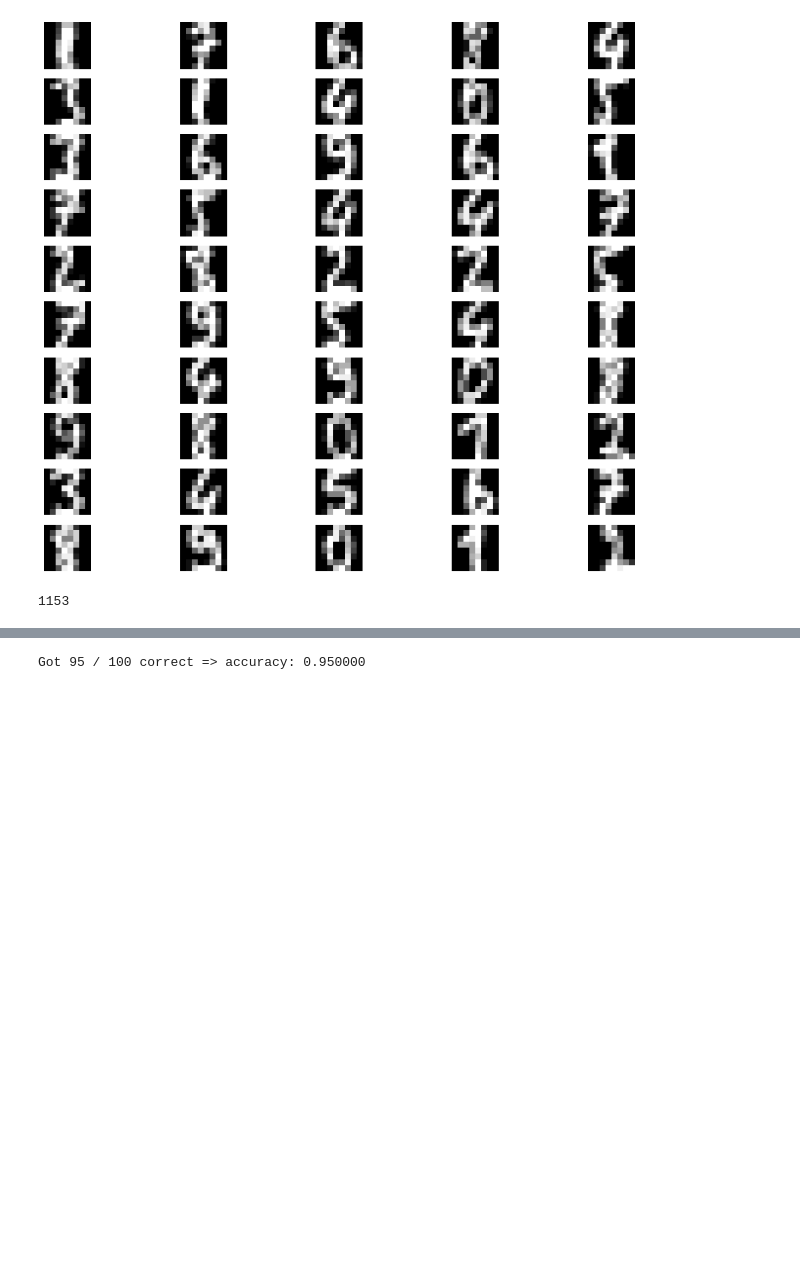
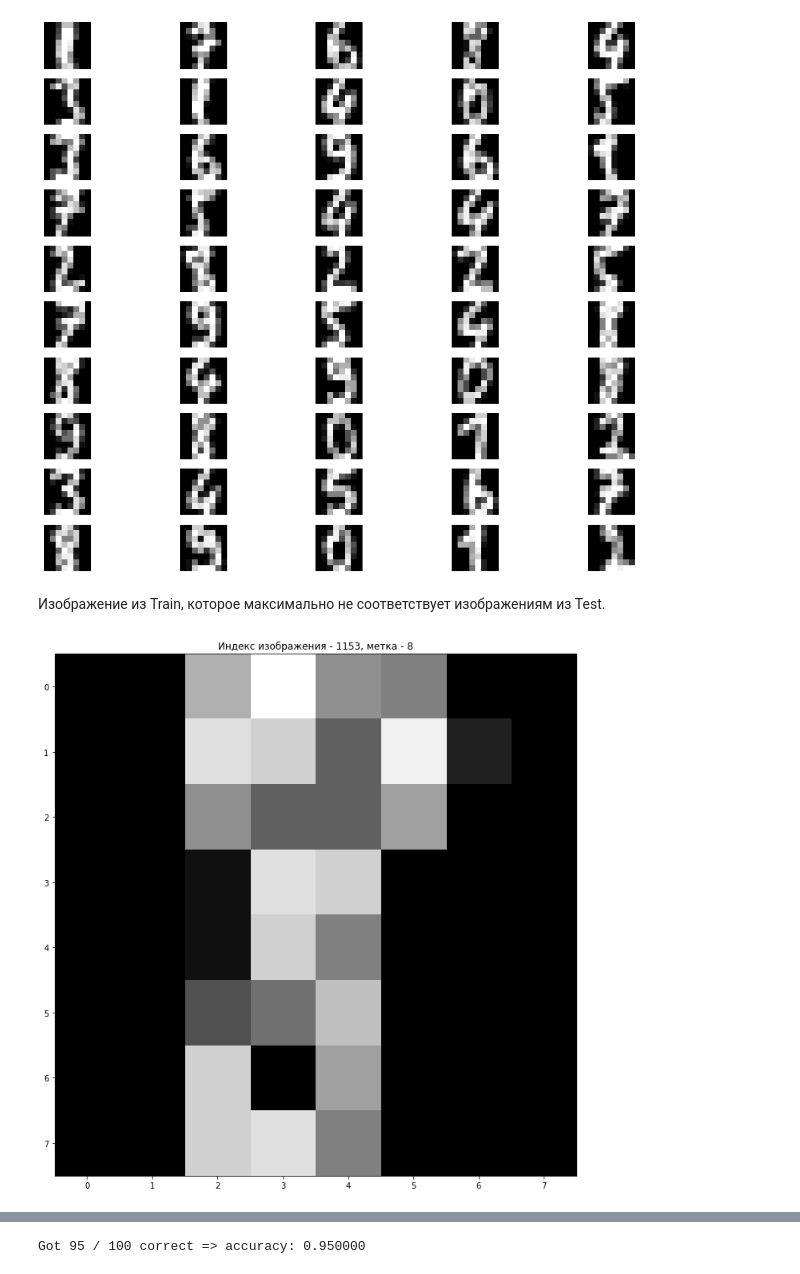
Before and after one commit to TimurAysin/ml-basic-assignments, a Jupyter notebook: homeworks_basic/assignment0_01_knn/knn_assignment_0_01.ipynb, the cells around one changed output, grey strips where cells are left out. Drawn from its saved outputs; the diff is of its cells as text; code cells hidden in the pictures; blank space fills up the shorter version.

```diff
--- a/homeworks_basic/assignment0_01_knn/knn_assignment_0_01.ipynb
+++ b/homeworks_basic/assignment0_01_knn/knn_assignment_0_01.ipynb
@@ -182,21 +185,25 @@ show_images_range(lower_bound, upper_bound)
 # %% [output]
 [figure]
+# %% [markdown]
+Изображение из Train, которое максимально не соответствует изображениям из Test.
 # %%
 res = []
 
 for j in range(lower_bound, upper_bound):
     t = 0
     for i in range(len(X_test)):
         if y_test[i] != y_train[j]:
             t += 1
 
     res.append(t)
 
 idx = 1150 + np.argmax(res)
 
+plt.title(f"Индекс изображения - {idx}, метка - {y_train[idx]}")
 plt.imshow(X_train[idx].reshape((8, 8)).astype('uint8'))
+plt.show()
 # %% [output]
-1153
+[figure, added]
 # %% [markdown]
 **Inline Question 1**
 
```
Also changed, not shown: parts of 13 cells of this notebook.
